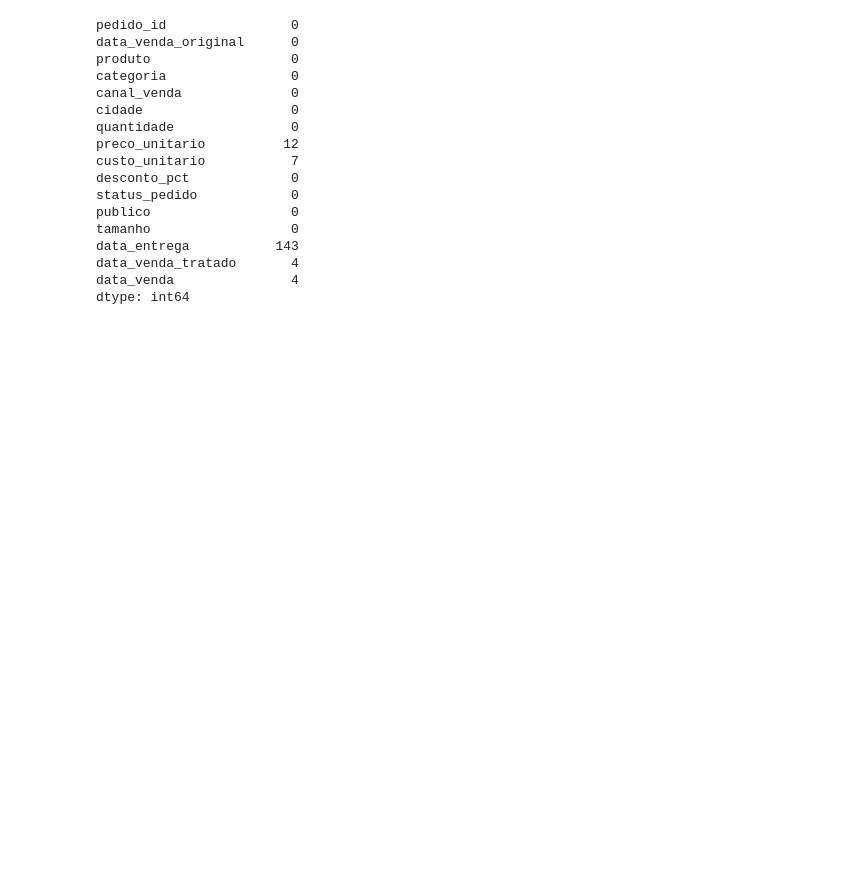
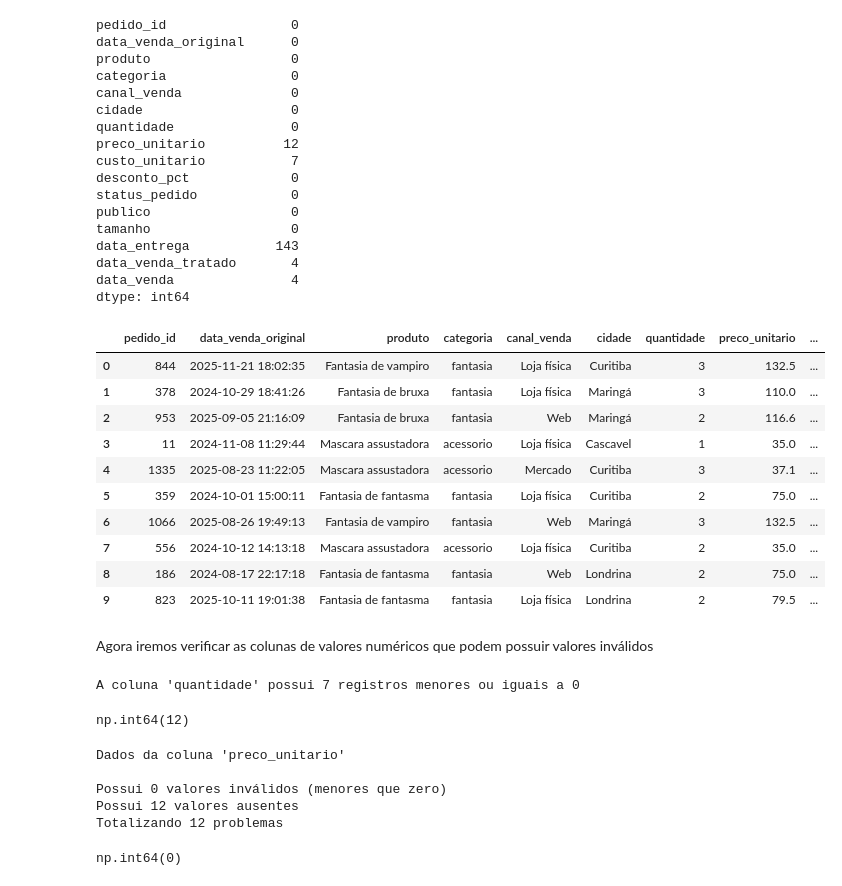
Before and after one commit to Matheus-Franca/vendas_halloween, a Jupyter notebook: vendas_halloween.ipynb, the cells around one changed output. Saved outputs shown, nothing was run; the diff lists cells and outputs as text; code cells hidden in the pictures; blank space fills up the shorter version.

```diff
--- a/vendas_halloween.ipynb
+++ b/vendas_halloween.ipynb
@@ -327,3 +337,47 @@ data_entrega           143
 data_venda_tratado       4
 data_venda               4
 dtype: int64
+# %%
+vendas_tratado.head(10)
+# %% [output]
+|  | pedido_id | data_venda_original | produto | categoria | canal_venda | cidade | quantidade | preco_unitario | ... |
+| 0 | 844 | 2025-11-21 18:02:35 | Fantasia de vampiro | fantasia | Loja física | Curitiba | 3 | 132.5 | ... |
+| 1 | 378 | 2024-10-29 18:41:26 | Fantasia de bruxa | fantasia | Loja física | Maringá | 3 | 110.0 | ... |
+| 2 | 953 | 2025-09-05 21:16:09 | Fantasia de bruxa | fantasia | Web | Maringá | 2 | 116.6 | ... |
+| 3 | 11 | 2024-11-08 11:29:44 | Mascara assustadora | acessorio | Loja física | Cascavel | 1 | 35.0 | ... |
+| 4 | 1335 | 2025-08-23 11:22:05 | Mascara assustadora | acessorio | Mercado | Curitiba | 3 | 37.1 | ... |
+| 5 | 359 | 2024-10-01 15:00:11 | Fantasia de fantasma | fantasia | Loja física | Curitiba | 2 | 75.0 | ... |
+| 6 | 1066 | 2025-08-26 19:49:13 | Fantasia de vampiro | fantasia | Web | Maringá | 3 | 132.5 | ... |
+| 7 | 556 | 2024-10-12 14:13:18 | Mascara assustadora | acessorio | Loja física | Curitiba | 2 | 35.0 | ... |
+| 8 | 186 | 2024-08-17 22:17:18 | Fantasia de fantasma | fantasia | Web | Londrina | 2 | 75.0 | ... |
+| 9 | 823 | 2025-10-11 19:01:38 | Fantasia de fantasma | fantasia | Loja física | Londrina | 2 | 79.5 | ... |
+# %% [markdown]
+Agora iremos verificar as colunas de valores numéricos que podem possuir valores inválidos
+# %%
+qtd_invalidos = vendas_tratado["quantidade"].loc[vendas_tratado["quantidade"] <= 0].count()
+
+print(f"A coluna 'quantidade' possui {qtd_invalidos} registros menores ou iguais a 0")
+# %% [output]
+A coluna 'quantidade' possui 7 registros menores ou iguais a 0
+# %%
+((vendas_tratado["preco_unitario"] < 0) | (vendas_tratado["preco_unitario"].isna())).sum()
+# %% [output]
+np.int64(12)
+# %%
+preco_unit_invalid = vendas_tratado["preco_unitario"].loc[vendas_tratado["preco_unitario"] < 0].count()
+preco_unit_nan = vendas_tratado["preco_unitario"].isna().sum()
+
+print("Dados da coluna 'preco_unitario'")
+print(f"\nPossui {preco_unit_invalid} valores inválidos (menores que zero)")
+print(f"Possui {preco_unit_nan} valores ausentes")
+print(f"Totalizando {preco_unit_invalid + preco_unit_nan} problemas")
+# %% [output]
+Dados da coluna 'preco_unitario'
+
+Possui 0 valores inválidos (menores que zero)
+Possui 12 valores ausentes
+Totalizando 12 problemas
+# %%
+intersec = vendas_tratado["pedido_id"].loc[(vendas_tratado["quantidade"] <= 0) & (vendas_tratado["preco_unitario"].isna())].count()
+# %% [output]
+np.int64(0)
```
Also changed, not shown: parts of 11 cells of this notebook.
